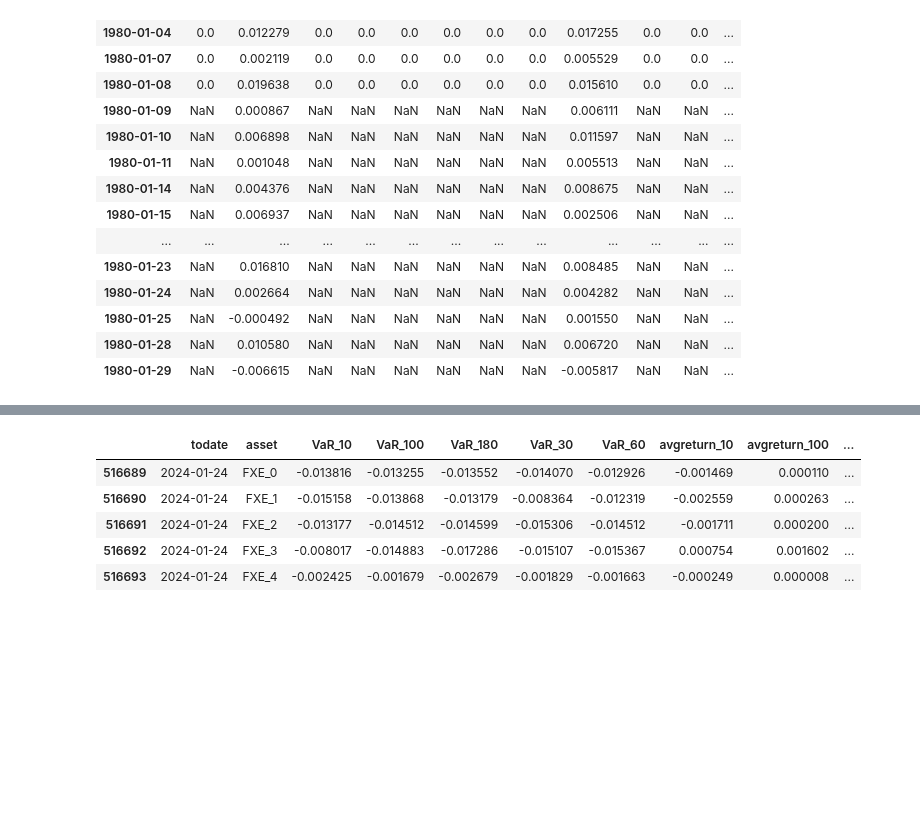
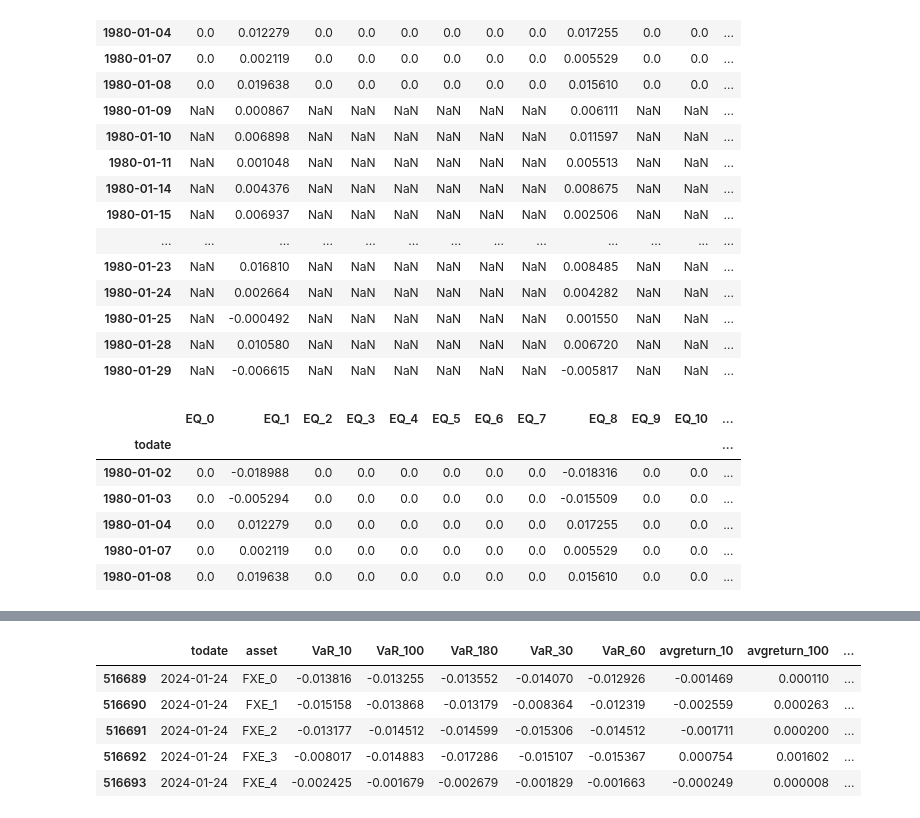
Before and after one commit to OscarAzrak/Master-thesis, a Jupyter notebook: Code.ipynb, the cells around one changed output, grey strips where cells are left out. Drawn from its saved outputs; the diff is of its cells as text; code cells hidden in the pictures; blank space fills up the shorter version.

```diff
--- a/Code.ipynb
+++ b/Code.ipynb
@@ -87,6 +88,16 @@ assets = df.columns
 # %%
 feature_cols = [col for col in df.columns if 'macro' not in col.lower()]
 macro_cols = [col for col in df.columns if 'MACRO' in col.upper()]
+# %%
+df.head()
+# %% [output]
+|  | EQ_0 | EQ_1 | EQ_2 | EQ_3 | EQ_4 | EQ_5 | EQ_6 | EQ_7 | EQ_8 | EQ_9 | EQ_10 | ... |
+| todate |  |  |  |  |  |  |  |  |  |  |  | ... |
+| 1980-01-02 | 0.0 | -0.018988 | 0.0 | 0.0 | 0.0 | 0.0 | 0.0 | 0.0 | -0.018316 | 0.0 | 0.0 | ... |
+| 1980-01-03 | 0.0 | -0.005294 | 0.0 | 0.0 | 0.0 | 0.0 | 0.0 | 0.0 | -0.015509 | 0.0 | 0.0 | ... |
+| 1980-01-04 | 0.0 | 0.012279 | 0.0 | 0.0 | 0.0 | 0.0 | 0.0 | 0.0 | 0.017255 | 0.0 | 0.0 | ... |
+| 1980-01-07 | 0.0 | 0.002119 | 0.0 | 0.0 | 0.0 | 0.0 | 0.0 | 0.0 | 0.005529 | 0.0 | 0.0 | ... |
+| 1980-01-08 | 0.0 | 0.019638 | 0.0 | 0.0 | 0.0 | 0.0 | 0.0 | 0.0 | 0.015610 | 0.0 | 0.0 | ... |
 # %%
 
 
```
Also changed, not shown: parts of 6 cells of this notebook, 6 other files.
